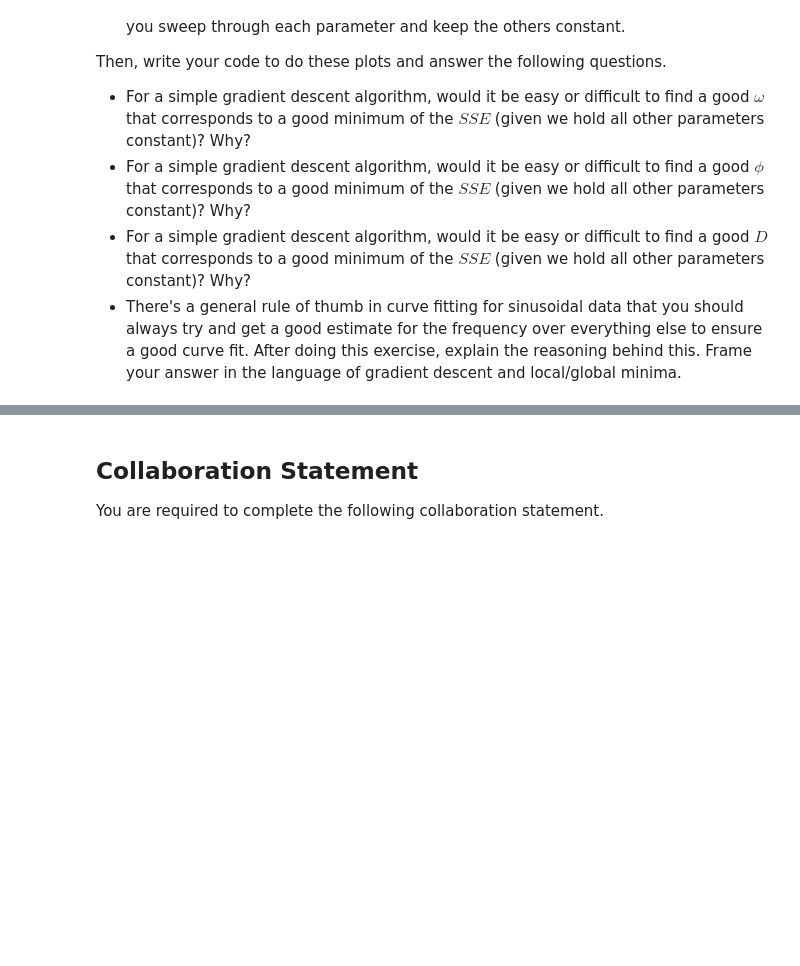
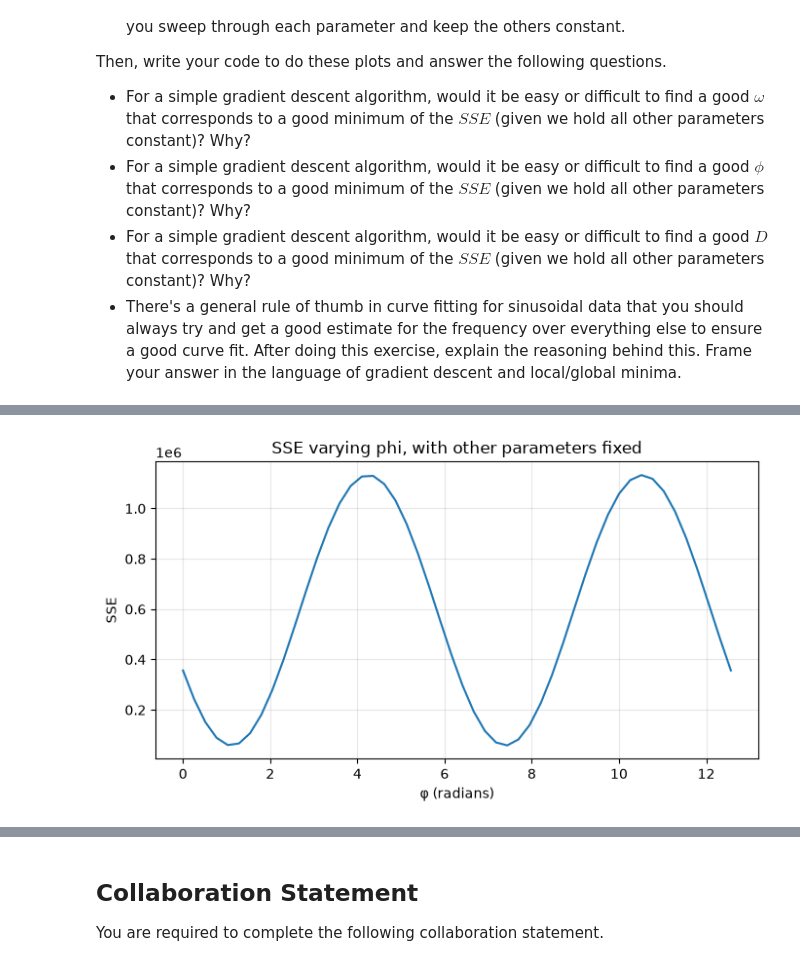
Before and after one commit to yzFrankli/cs31_env, a Jupyter notebook: labs/week5/week5.ipynb, the cells around one changed output, grey strips where cells are left out. Drawn from its saved outputs; the diff is of its cells as text; code cells hidden in the pictures; blank space fills up the shorter version.

```diff
--- a/labs/week5/week5.ipynb
+++ b/labs/week5/week5.ipynb
@@ -621,7 +646,17 @@ sweep_omega = np.linspace(2*np.pi/(365.25-100), 2*np.pi/(365.25+100))
 # %%
 # Sweep through two cycles of the wave, just to get the full picture
 sweep_phi= np.linspace(0, 4*np.pi)
-...
+sse_sweep_phi = [sum_squared_error_cos([pred_amp, pred_omega, value, pred_offset]) for value in sweep_phi]
+plt.figure(figsize=(7, 4))
+plt.plot(sweep_phi, sse_sweep_phi)
+plt.xlabel("φ (radians)")
+plt.ylabel("SSE")
+plt.title("SSE varying phi, with other parameters fixed")
+plt.grid(alpha=0.3)
+plt.tight_layout()
+plt.show()
+# %% [output]
+[figure, added]
 # %%
 # Sweep through possible offsets
 sweep_offset= np.linspace(-20, 20)
```
Also changed, not shown: parts of 18 cells of this notebook, 2 other files.
